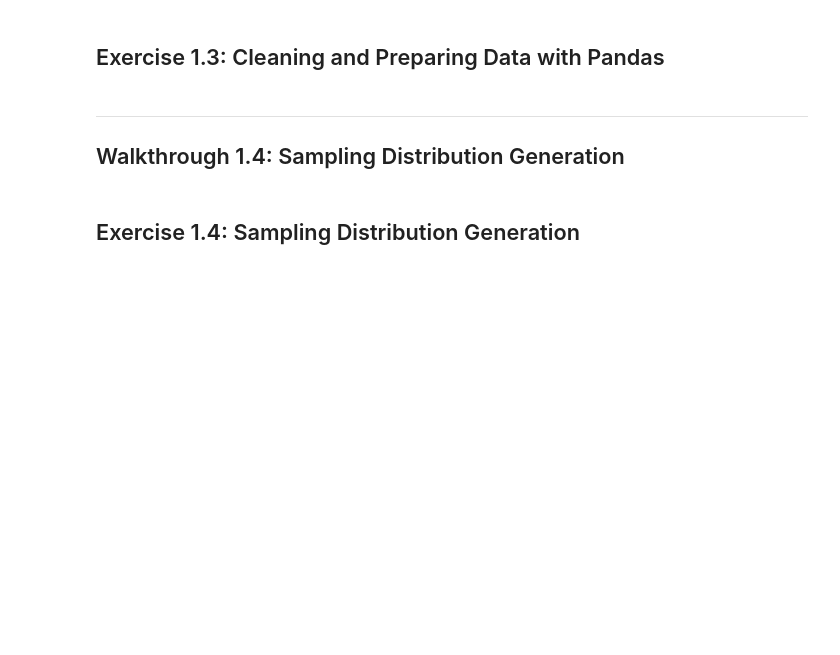
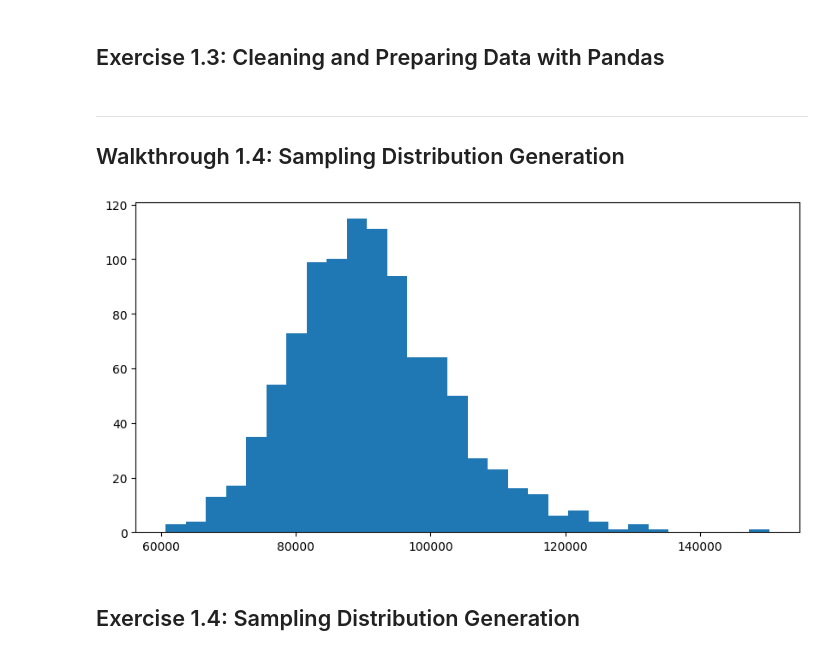
Before and after one commit to ismayc/oreilly-fundamentals-of-statistics-with-python, a Jupyter notebook: exercises.ipynb, the cells around one changed output. Cells and saved outputs as stored; diff of their text form; code cells hidden in the pictures; blank space fills up the shorter version.

```diff
--- a/exercises.ipynb
+++ b/exercises.ipynb
@@ -147,18 +343,27 @@ be good to proceed here. If not, scroll up and run it.
 ## Walkthrough 1.4: Sampling Distribution Generation
 # %%
 # Think of our data as a population to draw from
+population = data_dev_survey['converted_comp_yearly'].dropna().values
 
 # Generate a large sample from the 'converted_comp_yearly' column
 # Parameters
-
+sample_size = 50
+num_samples = 1000
 
 # Set a seed to make code reproducible
-
+np.random.seed(2024)
 
 # Simulate sampling distribution of the mean
-
+sample_means = []
+for _ in range(num_samples):
+    sample = np.random.choice(population, sample_size)
+    sample_means.append(np.mean(sample))
 
 # Plot the sampling distribution of the sample means
+plt.figure(figsize=(10, 5));
+plt.hist(sample_means, bins=30);
+# %% [output]
+[figure, added]
 # %% [markdown]
 ## Exercise 1.4: Sampling Distribution Generation
 # %%
```
Also changed, not shown: parts of 33 cells of this notebook, 1 other file.
